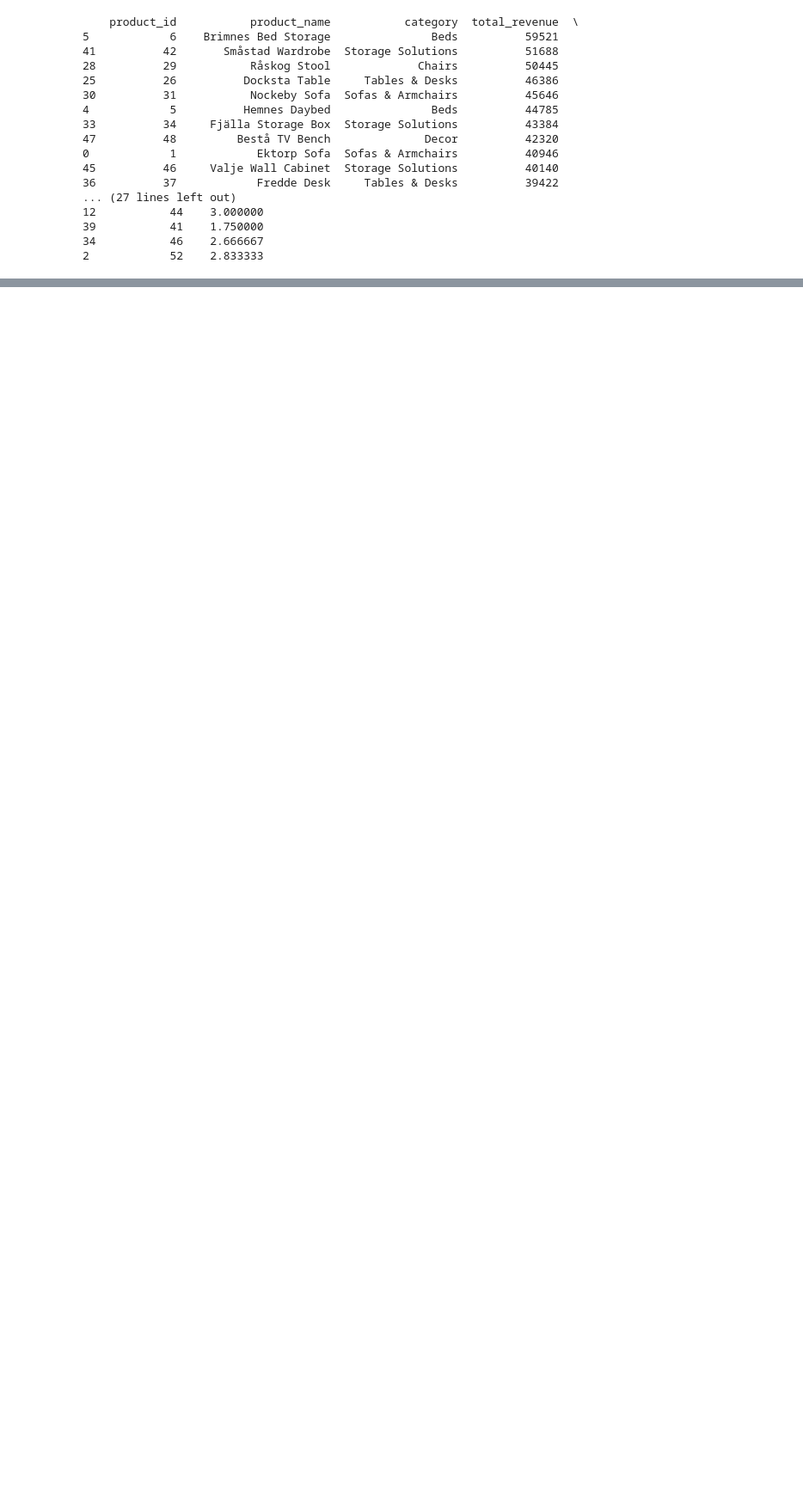
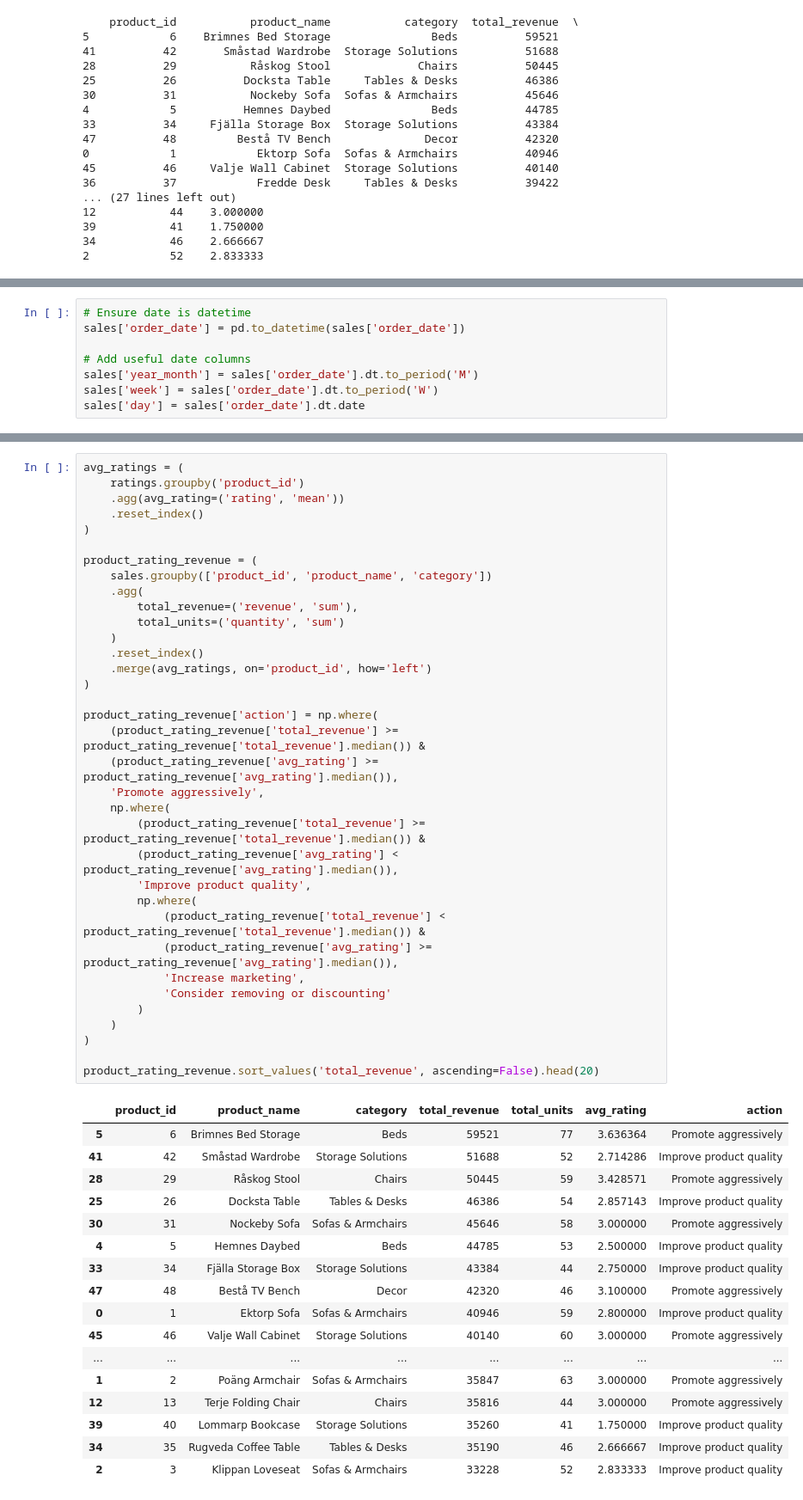
Before and after one commit to Mangaliso-Maduna/Furniture-Store-Data-Alanysis, a Jupyter notebook: Furniture store data analysis.ipynb, the cells around one changed output, grey strips where cells are left out. Shown at 86% size. Drawn from its saved outputs; the diff is of its cells as text; blank space fills up the shorter version.

```diff
--- a/Furniture store data analysis.ipynb
+++ b/Furniture store data analysis.ipynb
@@ -234,0 +276,8 @@ print(summary.head(20))
+# %%
+# Ensure date is datetime
+sales['order_date'] = pd.to_datetime(sales['order_date'])
+
+# Add useful date columns
+sales['year_month'] = sales['order_date'].dt.to_period('M')
+sales['week'] = sales['order_date'].dt.to_period('W')
+sales['day'] = sales['order_date'].dt.date
@@ -234,0 +385,53 @@ print(summary.head(20))
+# %%
+avg_ratings = (
+    ratings.groupby('product_id')
+    .agg(avg_rating=('rating', 'mean'))
+    .reset_index()
+)
+
+product_rating_revenue = (
+    sales.groupby(['product_id', 'product_name', 'category'])
+    .agg(
+        total_revenue=('revenue', 'sum'),
+        total_units=('quantity', 'sum')
+    )
+    .reset_index()
+    .merge(avg_ratings, on='product_id', how='left')
+)
+
+product_rating_revenue['action'] = np.where(
+    (product_rating_revenue['total_revenue'] >= product_rating_revenue['total_revenue'].median()) &
+    (product_rating_revenue['avg_rating'] >= product_rating_revenue['avg_rating'].median()),
+    'Promote aggressively',
+    np.where(
+        (product_rating_revenue['total_revenue'] >= product_rating_revenue['total_revenue'].median()) &
+        (product_rating_revenue['avg_rating'] < product_rating_revenue['avg_rating'].median()),
+        'Improve product quality',
+        np.where(
+            (product_rating_revenue['total_revenue'] < product_rating_revenue['total_revenue'].median()) &
+            (product_rating_revenue['avg_rating'] >= product_rating_revenue['avg_rating'].median()),
+            'Increase marketing',
+            'Consider removing or discounting'
+        )
+    )
+)
+
+product_rating_revenue.sort_values('total_revenue', ascending=False).head(20)
+# %% [output]
+|  | product_id | product_name | category | total_revenue | total_units | avg_rating | action |
+| 5 | 6 | Brimnes Bed Storage | Beds | 59521 | 77 | 3.636364 | Promote aggressively |
+| 41 | 42 | Småstad Wardrobe | Storage Solutions | 51688 | 52 | 2.714286 | Improve product quality |
+| 28 | 29 | Råskog Stool | Chairs | 50445 | 59 | 3.428571 | Promote aggressively |
+| 25 | 26 | Docksta Table | Tables & Desks | 46386 | 54 | 2.857143 | Improve product quality |
+| 30 | 31 | Nockeby Sofa | Sofas & Armchairs | 45646 | 58 | 3.000000 | Promote aggressively |
+| 4 | 5 | Hemnes Daybed | Beds | 44785 | 53 | 2.500000 | Improve product quality |
+| 33 | 34 | Fjälla Storage Box | Storage Solutions | 43384 | 44 | 2.750000 | Improve product quality |
+| 47 | 48 | Bestå TV Bench | Decor | 42320 | 46 | 3.100000 | Promote aggressively |
+| 0 | 1 | Ektorp Sofa | Sofas & Armchairs | 40946 | 59 | 2.800000 | Improve product quality |
+| 45 | 46 | Valje Wall Cabinet | Storage Solutions | 40140 | 60 | 3.000000 | Promote aggressively |
+| ... | ... | ... | ... | ... | ... | ... | ... |
+| 1 | 2 | Poäng Armchair | Sofas & Armchairs | 35847 | 63 | 3.000000 | Promote aggressively |
+| 12 | 13 | Terje Folding Chair | Chairs | 35816 | 44 | 3.000000 | Promote aggressively |
+| 39 | 40 | Lommarp Bookcase | Storage Solutions | 35260 | 41 | 1.750000 | Improve product quality |
+| 34 | 35 | Rugveda Coffee Table | Tables & Desks | 35190 | 46 | 2.666667 | Improve product quality |
+| 2 | 3 | Klippan Loveseat | Sofas & Armchairs | 33228 | 52 | 2.833333 | Improve product quality |
```
Also changed, not shown: parts of 25 cells of this notebook, 5 other files.
